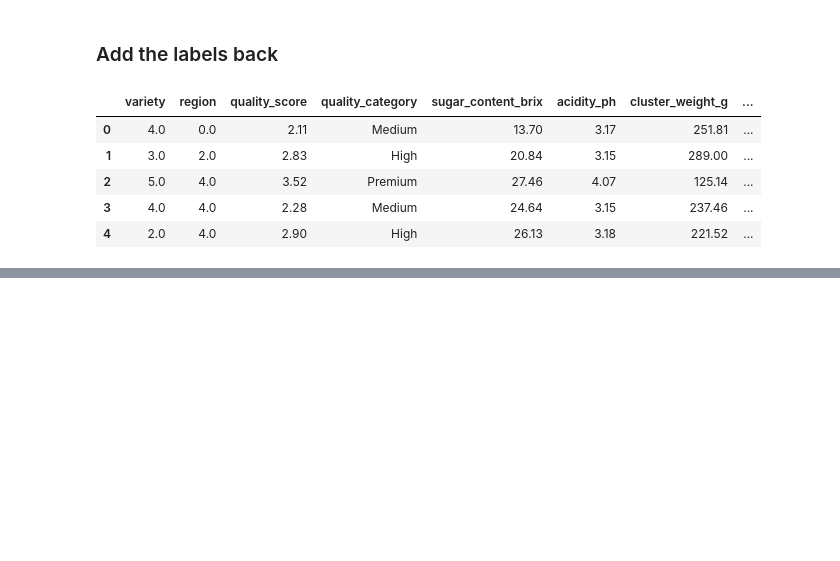
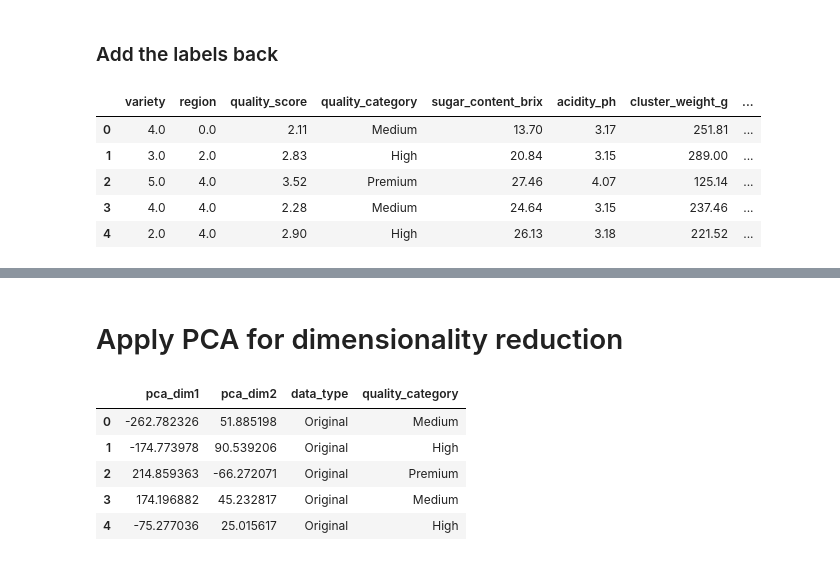
Before and after one commit to lazychach/Grape_Quality_Prediction, a Jupyter notebook: process/cleaning_process/clean.ipynb, the cells around one changed output, grey strips where cells are left out. Cells and saved outputs as stored; diff of their text form; code cells hidden in the pictures; blank space fills up the shorter version.

```diff
--- a/process/cleaning_process/clean.ipynb
+++ b/process/cleaning_process/clean.ipynb
@@ -256,0 +286,2 @@ balanced_grape_data.head()
+# %% [markdown]
+# Apply PCA for dimensionality reduction
@@ -256,0 +299,9 @@ balanced_grape_data.head()
+# %%
+pca_df.head()
+# %% [output]
+|  | pca_dim1 | pca_dim2 | data_type | quality_category |
+| 0 | -262.782326 | 51.885198 | Original | Medium |
+| 1 | -174.773978 | 90.539206 | Original | High |
+| 2 | 214.859363 | -66.272071 | Original | Premium |
+| 3 | 174.196882 | 45.232817 | Original | Medium |
+| 4 | -75.277036 | 25.015617 | Original | High |
```
Also changed, not shown: parts of 25 cells of this notebook.
